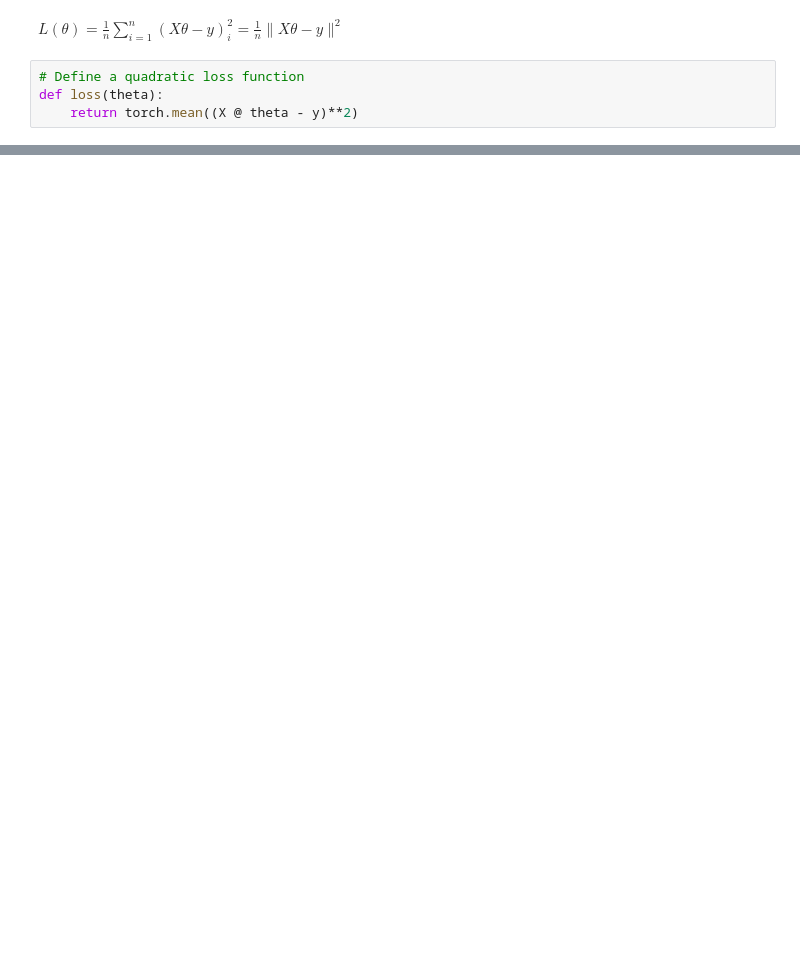
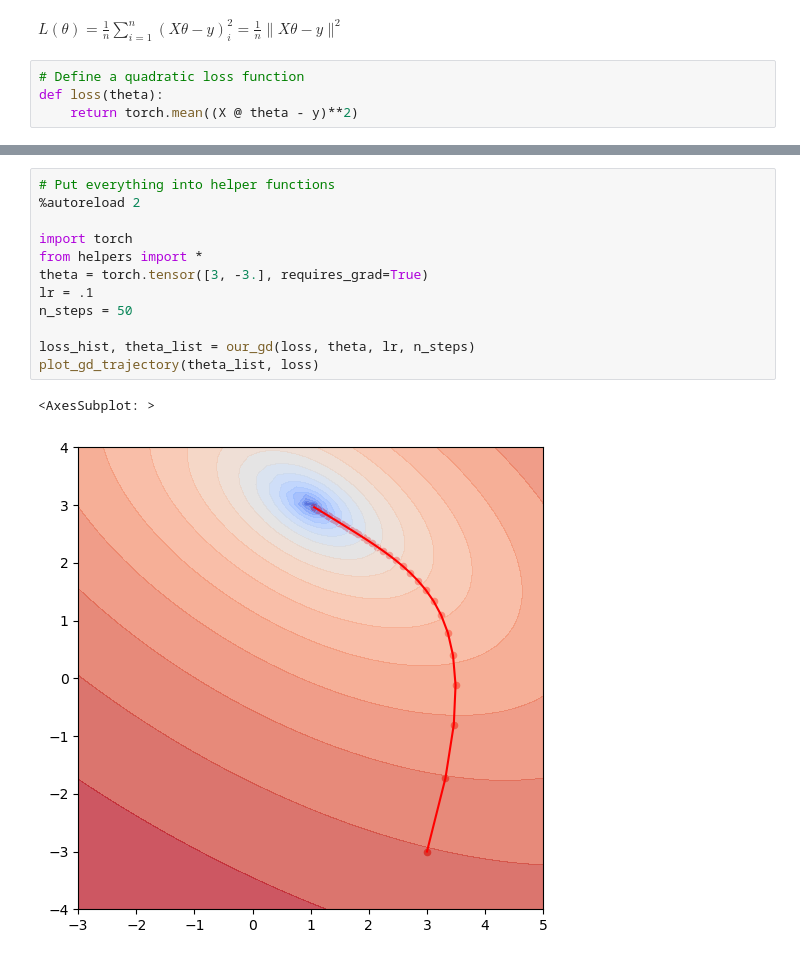
Before and after one commit to aaamini/torch-tut, a Jupyter notebook: W23/pytorch_basics.ipynb, the cells around one changed output, grey strips where cells are left out. Saved outputs shown, nothing was run; the diff lists cells and outputs as text; blank space fills up the shorter version.

```diff
--- a/W23/pytorch_basics.ipynb
+++ b/W23/pytorch_basics.ipynb
@@ -195,0 +196,15 @@ plot_contours(loss, (-5, 5), (-5, 5), ax, levels = 20);
+# %%
+# Put everything into helper functions
+%autoreload 2
+
+import torch
+from helpers import *
+theta = torch.tensor([3, -3.], requires_grad=True)
+lr = .1
+n_steps = 50
+
+loss_hist, theta_list = our_gd(loss, theta, lr, n_steps)
+plot_gd_trajectory(theta_list, loss)
+# %% [output]
+<AxesSubplot: >
+[figure, added]
```
Also changed, not shown: parts of 7 cells of this notebook, 2 other files.
